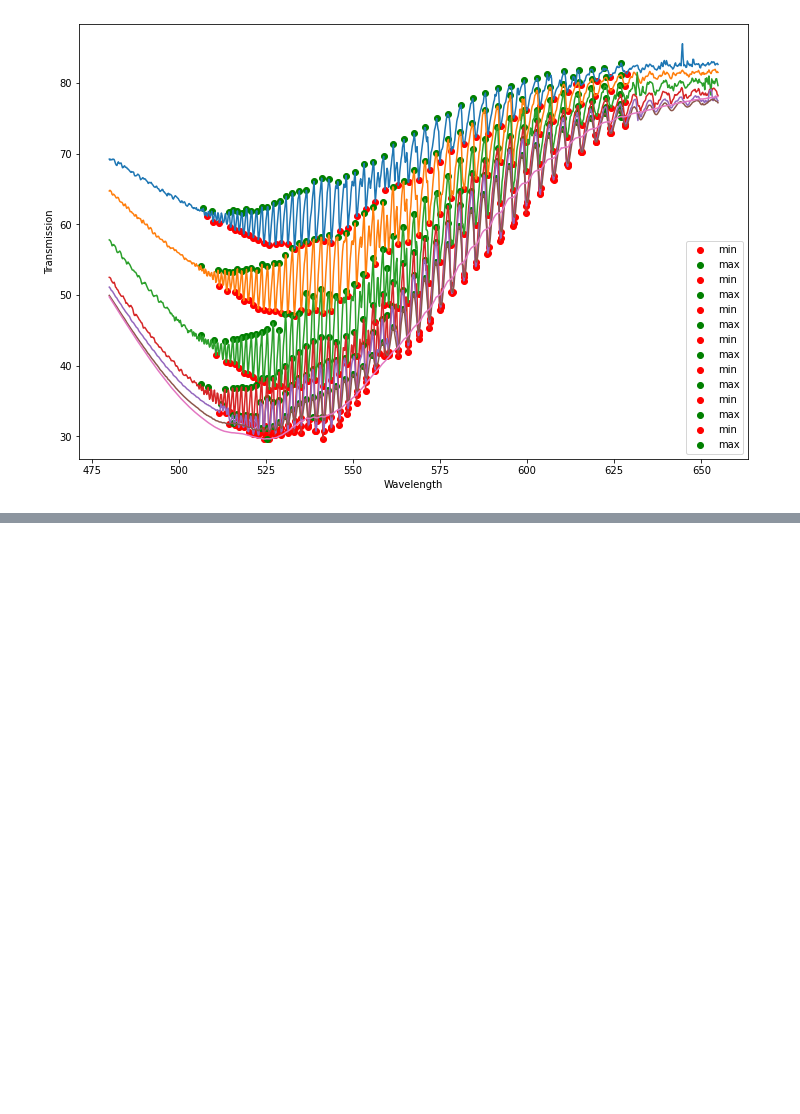
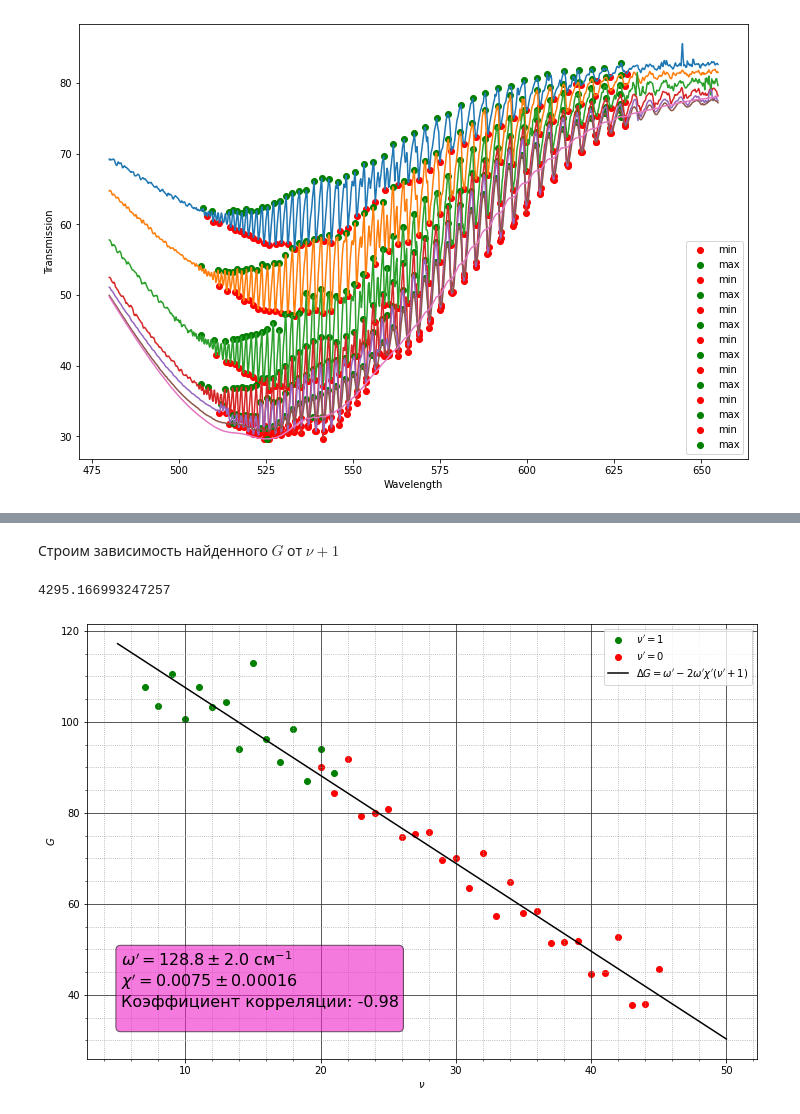
Before and after one commit to Redencon/Lapki, a Jupyter notebook: I2/I2.ipynb, the cells around one changed output, grey strips where cells are left out. Drawn from its saved outputs; the diff is of its cells as text; code cells hidden in the pictures; blank space fills up the shorter version.

```diff
--- a/I2/I2.ipynb
+++ b/I2/I2.ipynb
@@ -100,0 +218,56 @@ for temp, slit in funny:
+# %% [markdown]
+Строим зависимость найденного $G$ от $\nu+1$
+# %%
+plt.figure(figsize=(12, 8))
+ax = plt.axes()
+
+plt.scatter(x=table2['nu'], y=table2['G'], color='g', label=r"$\nu'=1$")
+plt.scatter(x=table1['nu'], y=table1['G'], color='r', label=r"$\nu'=0$")
+
+plt.xlabel(r'$\nu$')
+plt.ylabel(r'$G$')
+
+table1['Prog'] = 0
+table2['Prog'] = 1
+
+table_all = pd.concat(
+    (table1[['nu', 'v', 'G', 'Prog']], table2[['nu', 'v', 'G', 'Prog']]),
+    axis=0
+).dropna(axis=0)
+f = lambda nu, omega, chi: omega-2*omega*chi*(nu+1)
+popt, pcov = curve_fit(f, table_all['nu'], table_all['G'])
+xs = np.linspace(5, 50)
+ys = f(xs, *popt)
+plt.plot(xs, ys, color='k', label = r"$\Delta G = \omega'-2\omega'\chi'(\nu'+1)$")
+
+plt.legend()
+
+omega1, chi1 = popt
+
+props = dict(boxstyle='round', facecolor='#ef21c8', alpha=0.6)
+text = """$\\omega' = {omega} \\pm {d_omega}$ см$^{p}$
+$\\chi' = {chi} \\pm {d_chi}$
+Коэффициент корреляции: {corr}
+""".format(
+    omega = round(popt[0], 1), d_omega=round(np.sqrt(pcov[0][0]), 1),
+    chi = round(popt[1], 5), d_chi=round(np.sqrt(pcov[1][1]), 5),
+    corr = round(np.corrcoef(x=table_all['nu'], y=table_all['G'])[0][1], 2),
+    p=r'{-1}'
+)
+plt.text(0.05, 0.25, text, transform=ax.transAxes, fontsize=16, verticalalignment='top', bbox=props)
+
+# Add grid (very nice looking one :D)
+from matplotlib.ticker import MultipleLocator
+plt.grid(which='major', color='#323232', linestyle='-')
+plt.grid(which='minor', color='#a4a4a4', linestyle=':')
+mlx = MultipleLocator(2)
+ax.xaxis.set_minor_locator(mlx)
+mly = MultipleLocator(5)
+ax.yaxis.set_minor_locator(mly)
+
+D1 = omega1/(4*chi1)
+
+D1
+# %% [output]
+4295.166993247257
+[figure, added]
```
Also changed, not shown: parts of 13 cells of this notebook.
